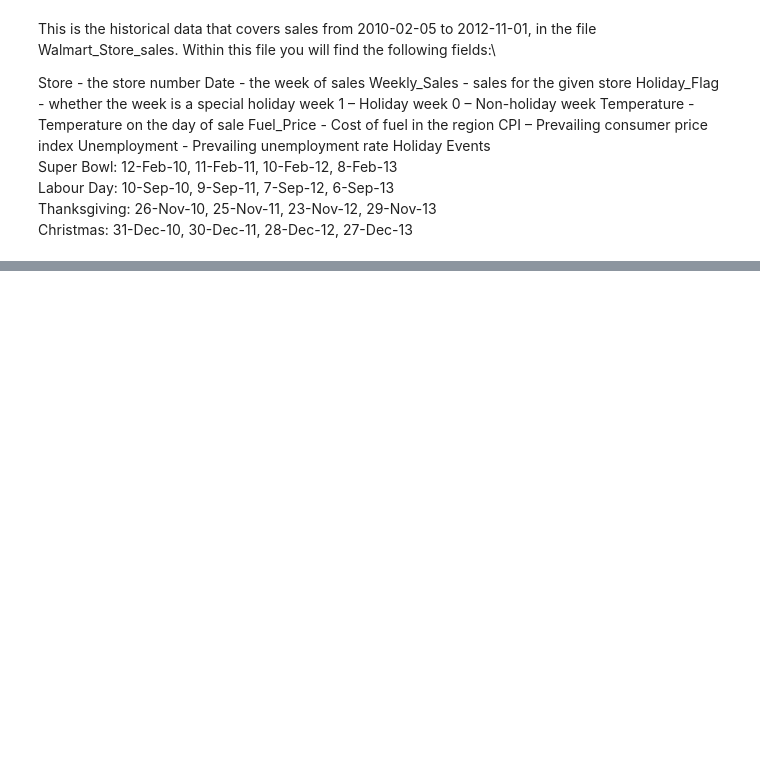
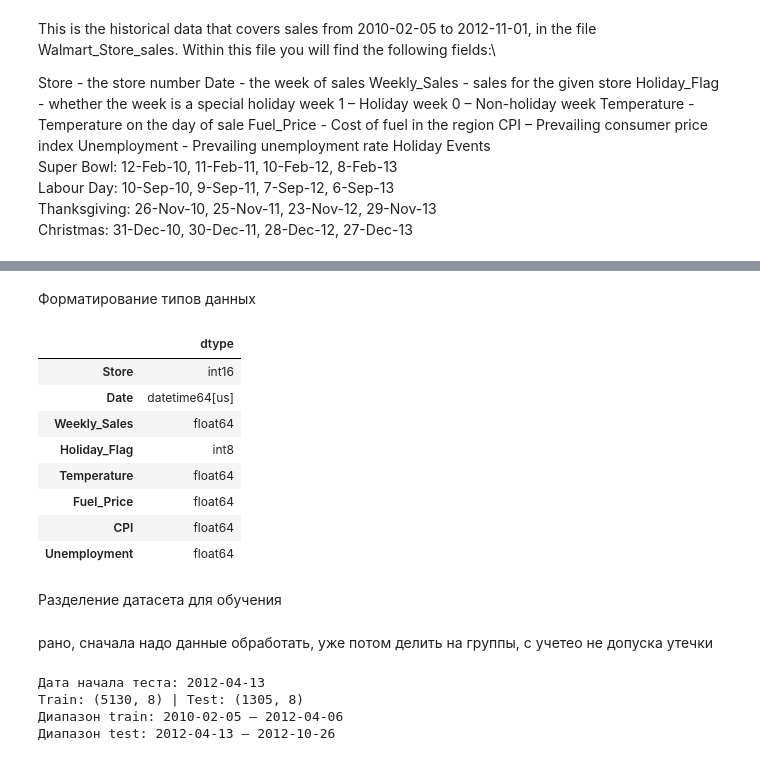
Before and after one commit to yargames1/ITMO, a Jupyter notebook: основы анализа данных/lab1/lab1.ipynb, the cells around one changed output, grey strips where cells are left out. Saved outputs shown, nothing was run; the diff lists cells and outputs as text; code cells hidden in the pictures; blank space fills up the shorter version.

```diff
--- a/основы анализа данных/lab1/lab1.ipynb
+++ b/основы анализа данных/lab1/lab1.ipynb
@@ -59,0 +81,50 @@ df.info()
+# %% [markdown]
+Форматирование типов данных
+# %%
+df = df.drop_duplicates().copy()
+
+df["Date"] = pd.to_datetime(df["Date"], format="%d-%m-%Y", errors="raise")
+df["Store"] = df["Store"].astype("int16")
+df["Holiday_Flag"] = pd.to_numeric(df["Holiday_Flag"], errors="raise").astype("int8")
+
+numeric_cols = ["Weekly_Sales", "Temperature", "Fuel_Price", "CPI", "Unemployment"]
+for col in numeric_cols:
+    df[col] = pd.to_numeric(df[col], errors="raise")
+
+df = df.sort_values(["Store", "Date"]).reset_index(drop=True)
+assert df["Date"].notna().all()
+assert set(df["Holiday_Flag"].unique()).issubset({0, 1})
+display(df.dtypes.to_frame("dtype"))
+# %% [output]
+|  | dtype |
+| Store | int16 |
+| Date | datetime64[us] |
+| Weekly_Sales | float64 |
+| Holiday_Flag | int8 |
+| Temperature | float64 |
+| Fuel_Price | float64 |
+| CPI | float64 |
+| Unemployment | float64 |
+# %% [markdown]
+Разделение датасета для обучения
+# %% [markdown]
+рано, сначала надо данные обработать, уже потом делить на группы, с учетео не допуска утечки
+# %%
+# по дате, чтобы не показать будущее на тренировке
+unique_dates = np.sort(df["Date"].unique())
+cutoff_idx = int(len(unique_dates) * 0.80)
+cutoff_date = pd.Timestamp(unique_dates[cutoff_idx])
+
+train_mask = df["Date"] < cutoff_date
+train_raw = df.loc[train_mask].copy()
+test_raw = df.loc[~train_mask].copy()
+
+print("Дата начала теста:", cutoff_date.date())
+print("Train:", train_raw.shape, "| Test:", test_raw.shape)
+print("Диапазон train:", train_raw.Date.min().date(), "—", train_raw.Date.max().date())
+print("Диапазон test:", test_raw.Date.min().date(), "—", test_raw.Date.max().date())
+# %% [output]
+Дата начала теста: 2012-04-13
+Train: (5130, 8) | Test: (1305, 8)
+Диапазон train: 2010-02-05 — 2012-04-06
+Диапазон test: 2012-04-13 — 2012-10-26
```
Also changed, not shown: parts of 24 cells of this notebook, 44 other files.
